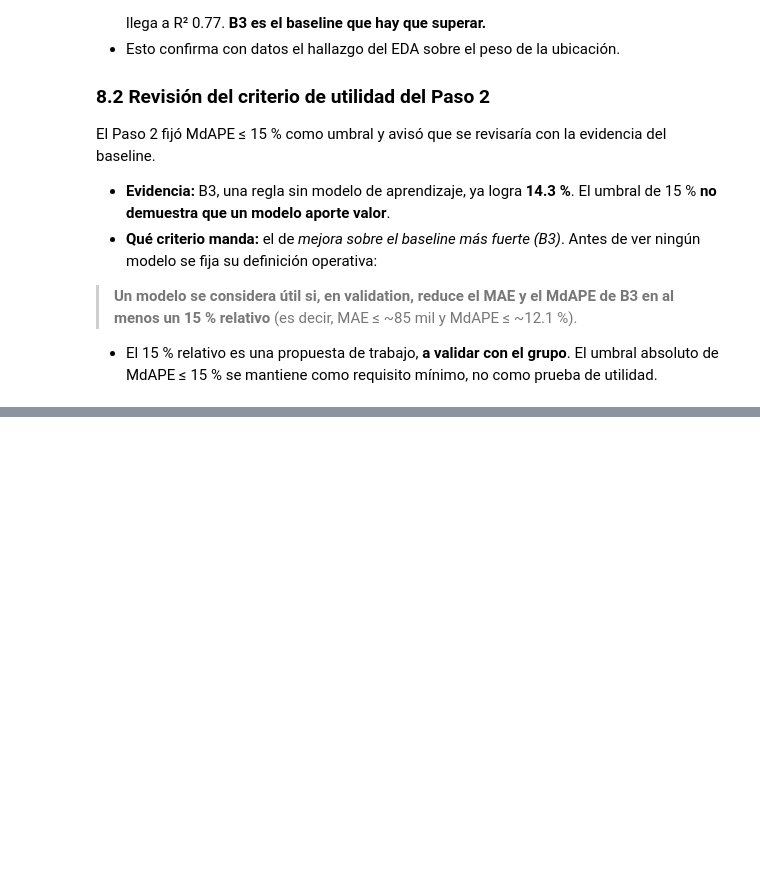
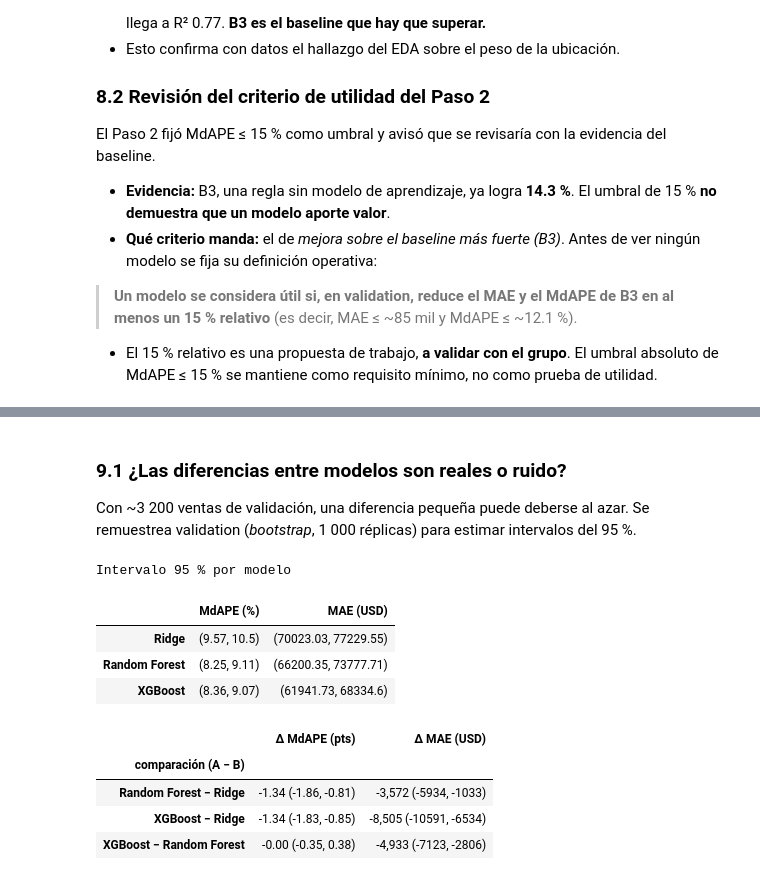
Before and after one commit to lvanCR/cc209-precios-inmobiliarios, a Jupyter notebook: notebooks/04_baseline_y_modelos.ipynb, the cells around one changed output, grey strips where cells are left out. Drawn from its saved outputs; the diff is of its cells as text; code cells hidden in the pictures; blank space fills up the shorter version.

```diff
--- a/notebooks/04_baseline_y_modelos.ipynb
+++ b/notebooks/04_baseline_y_modelos.ipynb
@@ -423,0 +468,43 @@ El Paso 2 fijó MdAPE ≤ 15 % como umbral y avisó que se revisaría con la evi
+# %% [markdown]
+### 9.1 ¿Las diferencias entre modelos son reales o ruido?
+Con ~3 200 ventas de validación, una diferencia pequeña puede deberse al azar. Se remuestrea validation (*bootstrap*, 1 000 réplicas) para estimar intervalos del 95 %.
+# %%
+rng = np.random.default_rng(RANDOM_STATE)
+yv = y_val.to_numpy()
+n = len(yv)
+nombres_m = ["Ridge", "Random Forest", "XGBoost"]
+ape = {m: np.abs(pred_val[m] - yv) / yv for m in nombres_m}
+ae = {m: np.abs(pred_val[m] - yv) for m in nombres_m}
+
+B = 1000
+boot = {m: {"MdAPE": [], "MAE": []} for m in nombres_m}
+for _ in range(B):
+    i = rng.integers(0, n, n)
+    for m in nombres_m:
+        boot[m]["MdAPE"].append(100 * np.median(ape[m][i]))
+        boot[m]["MAE"].append(ae[m][i].mean())
+
+ic = lambda a: tuple(float(x) for x in np.percentile(a, [2.5, 97.5]).round(2))
+print("Intervalo 95 % por modelo")
+display(pd.DataFrame({m: {"MdAPE (%)": ic(boot[m]["MdAPE"]), "MAE (USD)": ic(boot[m]["MAE"])} for m in nombres_m}).T)
+
+pares = [("Random Forest", "Ridge"), ("XGBoost", "Ridge"), ("XGBoost", "Random Forest")]
+filas = []
+for a, b in pares:
+    d_md = np.array(boot[a]["MdAPE"]) - np.array(boot[b]["MdAPE"])
+    d_ma = np.array(boot[a]["MAE"]) - np.array(boot[b]["MAE"])
+    filas.append({"comparación (A − B)": f"{a} − {b}",
+                  "Δ MdAPE (pts)": f"{d_md.mean():.2f}  {ic(d_md)}",
+                  "Δ MAE (USD)": f"{d_ma.mean():,.0f}  {tuple(int(x) for x in np.percentile(d_ma, [2.5, 97.5]))}"})
+pd.DataFrame(filas).set_index("comparación (A − B)")
+# %% [output]
+Intervalo 95 % por modelo
+|  | MdAPE (%) | MAE (USD) |
+| Ridge | (9.57, 10.5) | (70023.03, 77229.55) |
+| Random Forest | (8.25, 9.11) | (66200.35, 73777.71) |
+| XGBoost | (8.36, 9.07) | (61941.73, 68334.6) |
+|  | Δ MdAPE (pts) | Δ MAE (USD) |
+| comparación (A − B) |  |  |
+| Random Forest − Ridge | -1.34 (-1.86, -0.81) | -3,572 (-5934, -1033) |
+| XGBoost − Ridge | -1.34 (-1.83, -0.85) | -8,505 (-10591, -6534) |
+| XGBoost − Random Forest | -0.00 (-0.35, 0.38) | -4,933 (-7123, -2806) |
```
Also changed, not shown: parts of 3 cells of this notebook, 1 other file.
